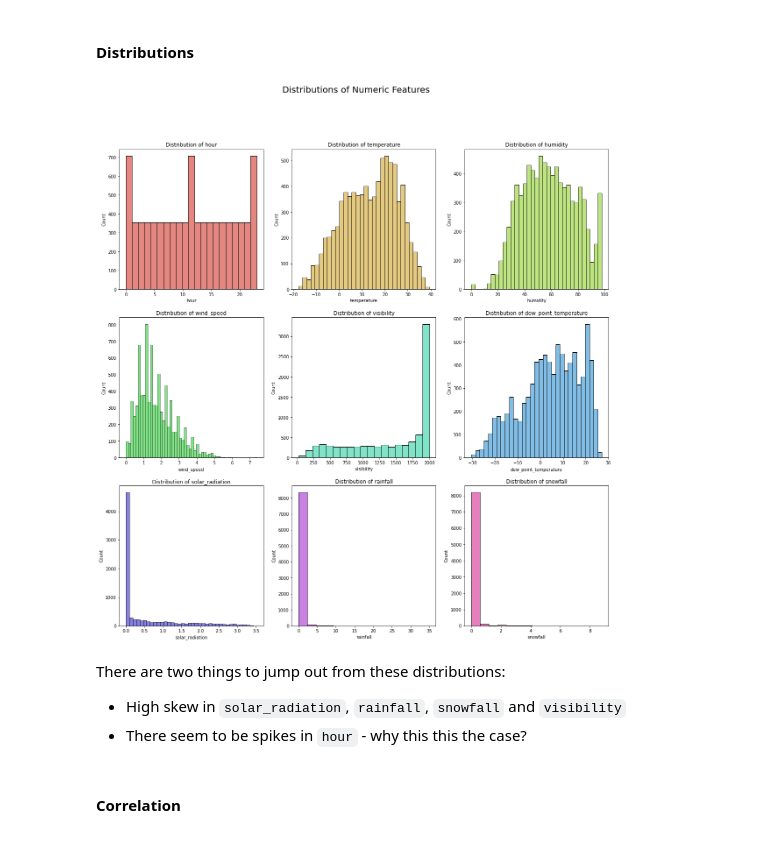
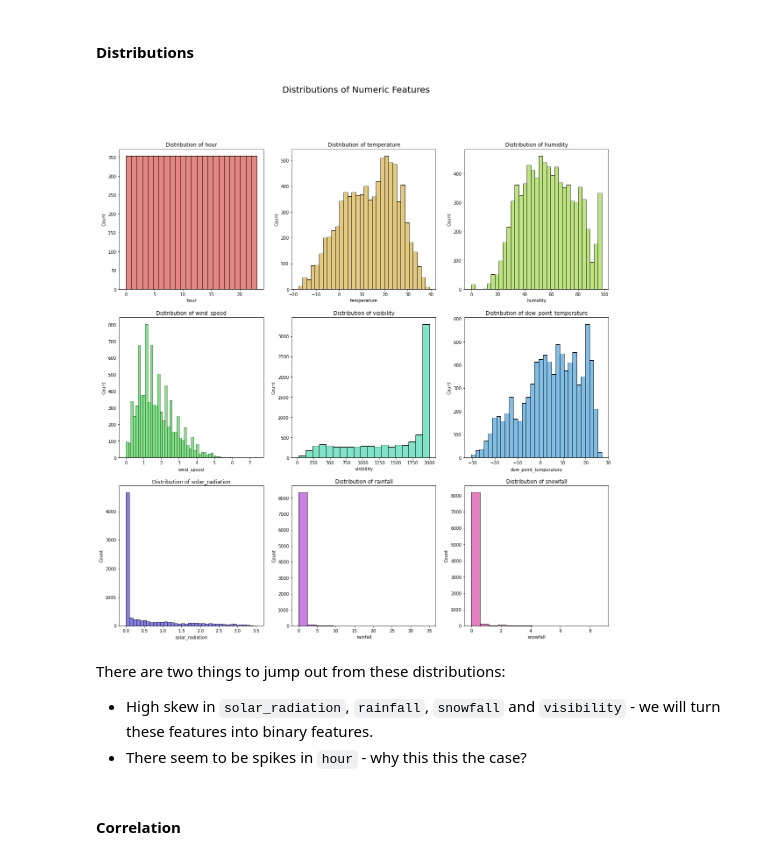
Before and after one commit to j4mes12/ITAI_Coursework, a Jupyter notebook: notebooks/01_Data_Exploration.ipynb, the cells around one changed output. Saved outputs shown, nothing was run; the diff lists cells and outputs as text; code cells hidden in the pictures.

Commit message:
tweaks to data exploration - it wasn't done

```diff
--- a/notebooks/01_Data_Exploration.ipynb
+++ b/notebooks/01_Data_Exploration.ipynb
@@ -221,19 +221,30 @@ num_summary
 # %%
 fig3, ax3 = plt.subplots(nrows = 3, ncols = 3, figsize = (20, 20))
 
 for idx, col in enumerate(numeric_features):
     x, y = idx // 3, idx % 3
-    sns.histplot(
-        ax = ax3[x, y],
-        data=data_onwards,
-        x = col, color= colour_palette[idx]
-    ).set(title = f'Distribution of {col}')
+    if col == 'hour':
+
+        sns.histplot(
+            ax = ax3[x, y],
+            data=data_onwards,
+            x = col, color= colour_palette[idx],
+            bins = 24
+            ).set(title = f'Distribution of {col}')
+
+    else:
+
+        sns.histplot(
+            ax = ax3[x, y],
+            data=data_onwards,
+            x = col, color= colour_palette[idx]
+            ).set(title = f'Distribution of {col}')
 
 fig3.suptitle('Distributions of Numeric Features', fontsize = 20)
 plt.show()
 # %% [output]
-[figure, old version]
+[figure, new version]
 # %% [markdown]
 There are two things to jump out from these distributions:
-- High skew in `solar_radiation`, `rainfall`, `snowfall` and `visibility`
+- High skew in `solar_radiation`, `rainfall`, `snowfall` and `visibility` - we will turn these features into binary features.
 - There seem to be spikes in `hour` - why this this the case?
```
Also changed, not shown: parts of 7 cells of this notebook, 1 other file.
